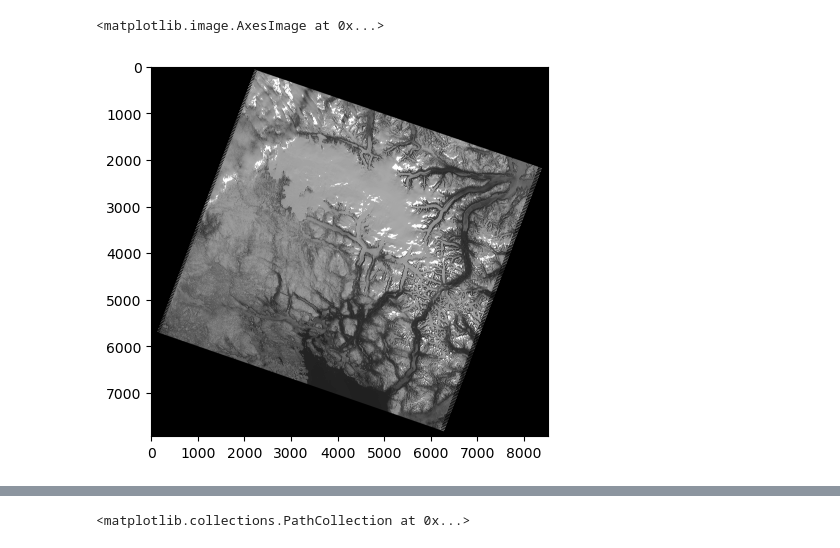
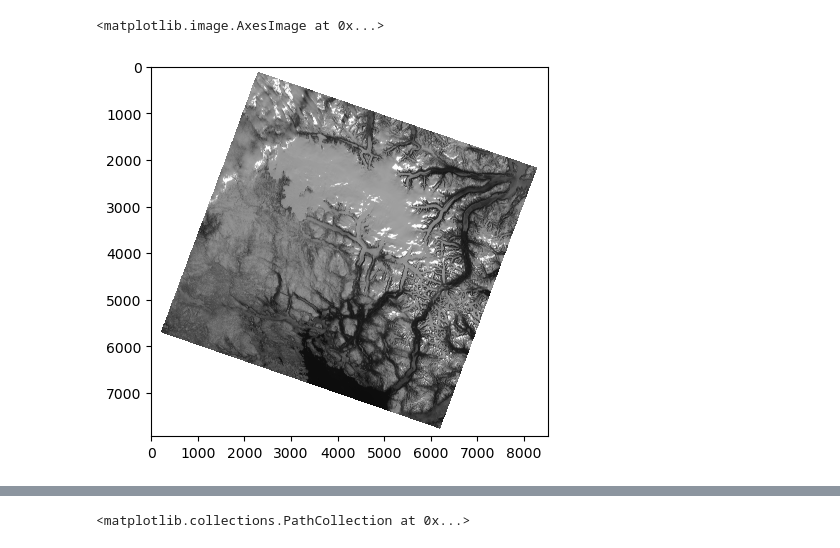
Before and after one commit to jacquelynsmale/LandsatFFT, a Jupyter notebook: cv_minimum_rectangle.ipynb, the cells around one changed output, grey strips where cells are left out. Cells and saved outputs as stored; diff of their text form; code cells hidden in the pictures.

```diff
--- a/cv_minimum_rectangle.ipynb
+++ b/cv_minimum_rectangle.ipynb
@@ -45,7 +68,6 @@ def find_centroid(arr):
 # %%
 img, trans, proj = load_geotiff('./scenes/LT05_L2SP_018013_20060610_20200901_02_T1_SR_B2.TIF')
-img = np.array(img.filled(0))
 plt.imshow(img)
 # %% [output]
 <matplotlib.image.AxesImage at 0x...>
-[figure, old version]
+[figure, new version]
```
Also changed, not shown: parts of 10 cells of this notebook, 1 other file.
